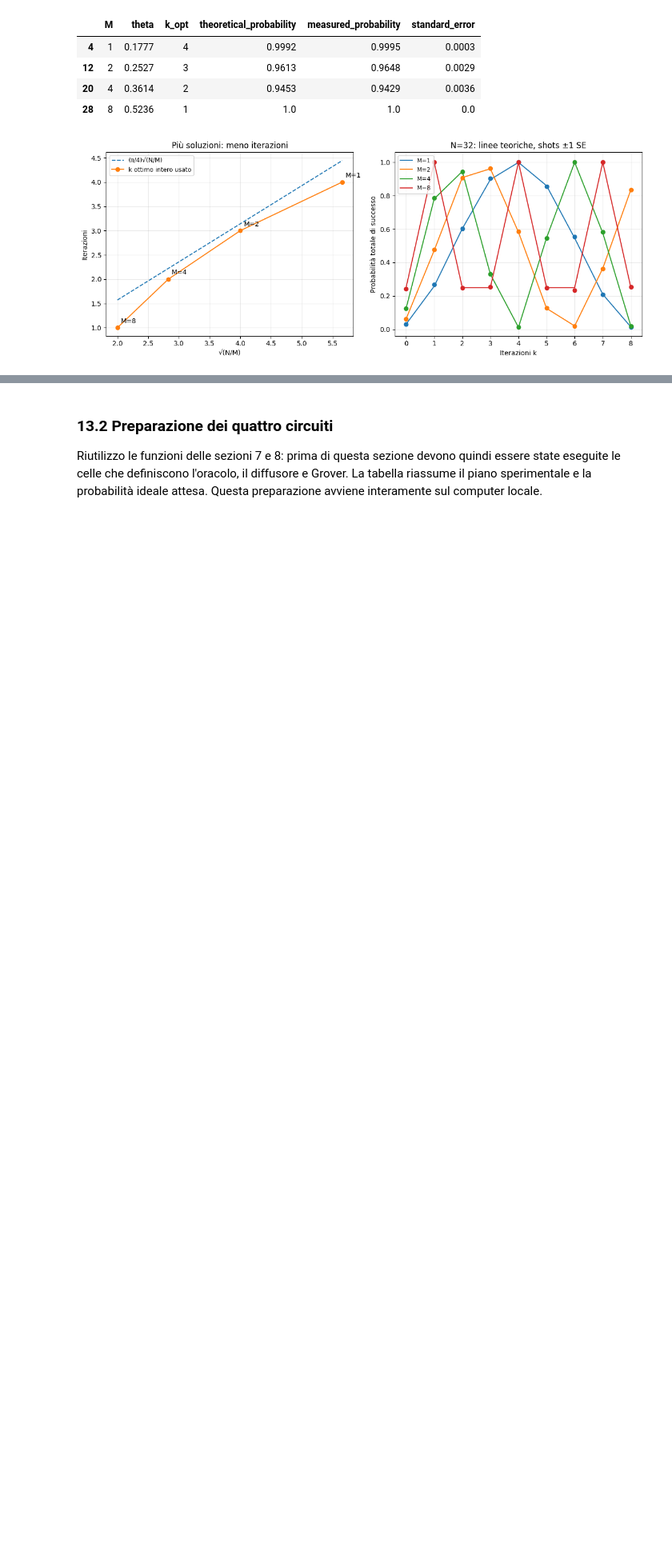
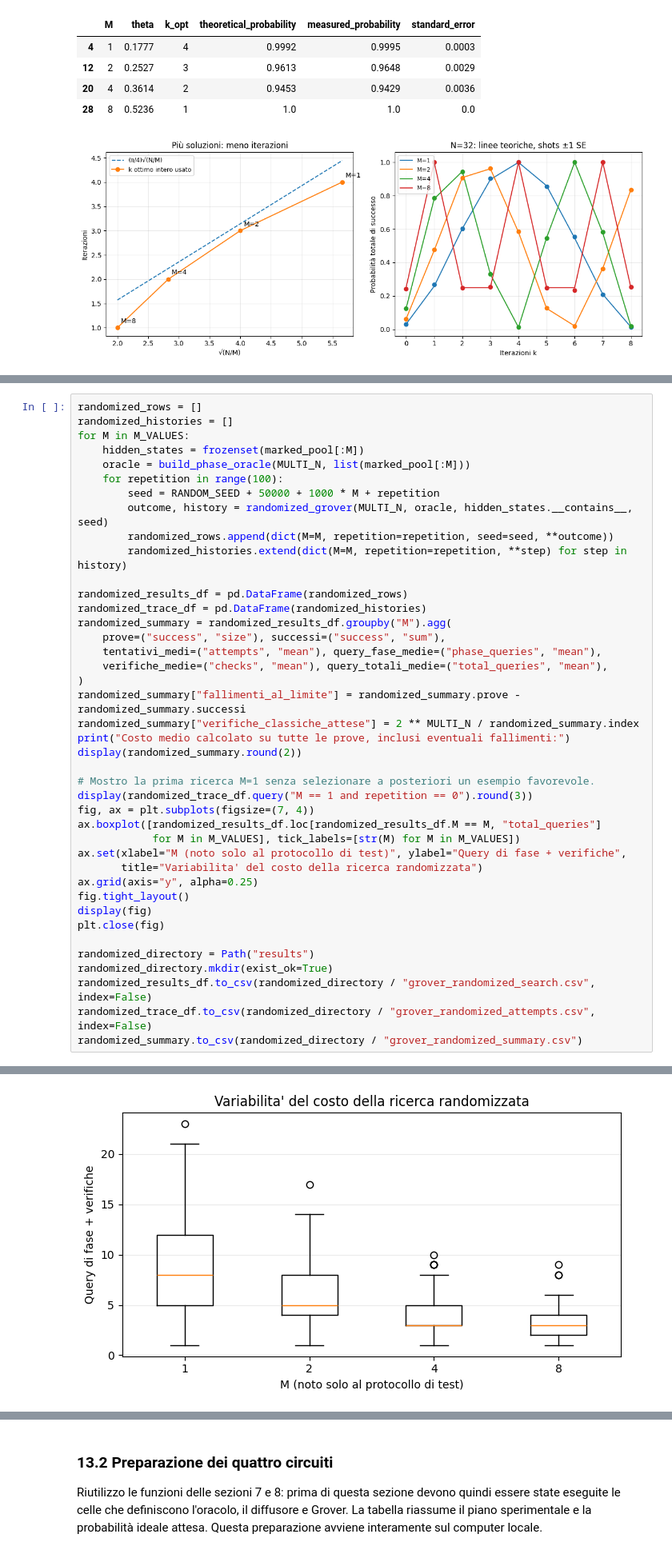
Before and after one commit to Pier2690/QuantumComputing, a Jupyter notebook: Grover.ipynb, the cells around one changed output, grey strips where cells are left out. Shown at 80% size. Drawn from its saved outputs; the diff is of its cells as text; blank space fills up the shorter version.

```diff
--- a/Grover.ipynb
+++ b/Grover.ipynb
@@ -1119,0 +1188,42 @@ plt.close(fig)
+# %%
+randomized_rows = []
+randomized_histories = []
+for M in M_VALUES:
+    hidden_states = frozenset(marked_pool[:M])
+    oracle = build_phase_oracle(MULTI_N, list(marked_pool[:M]))
+    for repetition in range(100):
+        seed = RANDOM_SEED + 50000 + 1000 * M + repetition
+        outcome, history = randomized_grover(MULTI_N, oracle, hidden_states.__contains__, seed)
+        randomized_rows.append(dict(M=M, repetition=repetition, seed=seed, **outcome))
+        randomized_histories.extend(dict(M=M, repetition=repetition, **step) for step in history)
+
+randomized_results_df = pd.DataFrame(randomized_rows)
+randomized_trace_df = pd.DataFrame(randomized_histories)
+randomized_summary = randomized_results_df.groupby("M").agg(
+    prove=("success", "size"), successi=("success", "sum"),
+    tentativi_medi=("attempts", "mean"), query_fase_medie=("phase_queries", "mean"),
+    verifiche_medie=("checks", "mean"), query_totali_medie=("total_queries", "mean"),
+)
+randomized_summary["fallimenti_al_limite"] = randomized_summary.prove - randomized_summary.successi
+randomized_summary["verifiche_classiche_attese"] = 2 ** MULTI_N / randomized_summary.index
+print("Costo medio calcolato su tutte le prove, inclusi eventuali fallimenti:")
+display(randomized_summary.round(2))
+
+# Mostro la prima ricerca M=1 senza selezionare a posteriori un esempio favorevole.
+display(randomized_trace_df.query("M == 1 and repetition == 0").round(3))
+fig, ax = plt.subplots(figsize=(7, 4))
+ax.boxplot([randomized_results_df.loc[randomized_results_df.M == M, "total_queries"]
+            for M in M_VALUES], tick_labels=[str(M) for M in M_VALUES])
+ax.set(xlabel="M (noto solo al protocollo di test)", ylabel="Query di fase + verifiche",
+       title="Variabilita' del costo della ricerca randomizzata")
+ax.grid(axis="y", alpha=0.25)
+fig.tight_layout()
+display(fig)
+plt.close(fig)
+
+randomized_directory = Path("results")
+randomized_directory.mkdir(exist_ok=True)
+randomized_results_df.to_csv(randomized_directory / "grover_randomized_search.csv", index=False)
+randomized_trace_df.to_csv(randomized_directory / "grover_randomized_attempts.csv", index=False)
+randomized_summary.to_csv(randomized_directory / "grover_randomized_summary.csv")
+# %% [output]
@@ -1119,0 +1246 @@ plt.close(fig)
+[figure, added]
```
Also changed, not shown: parts of 5 cells of this notebook, 2 other files.
